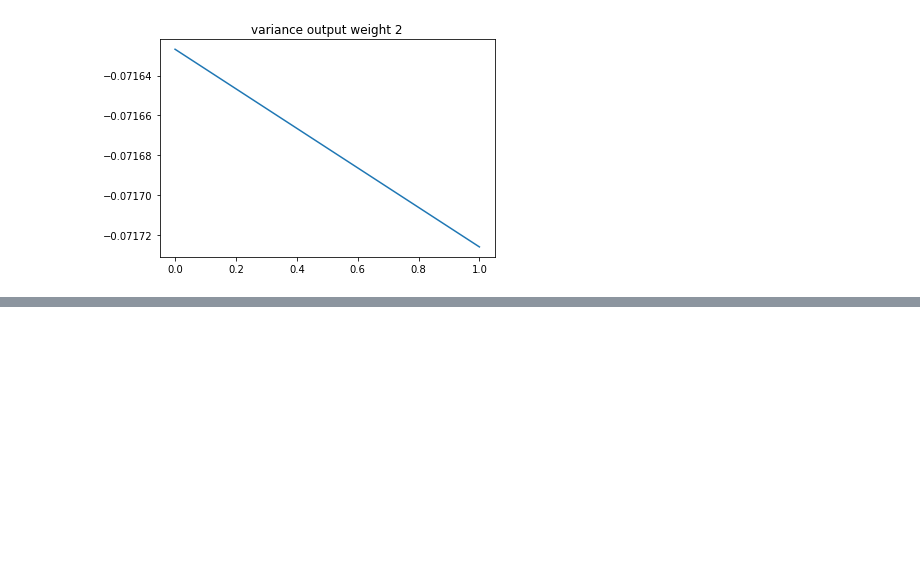
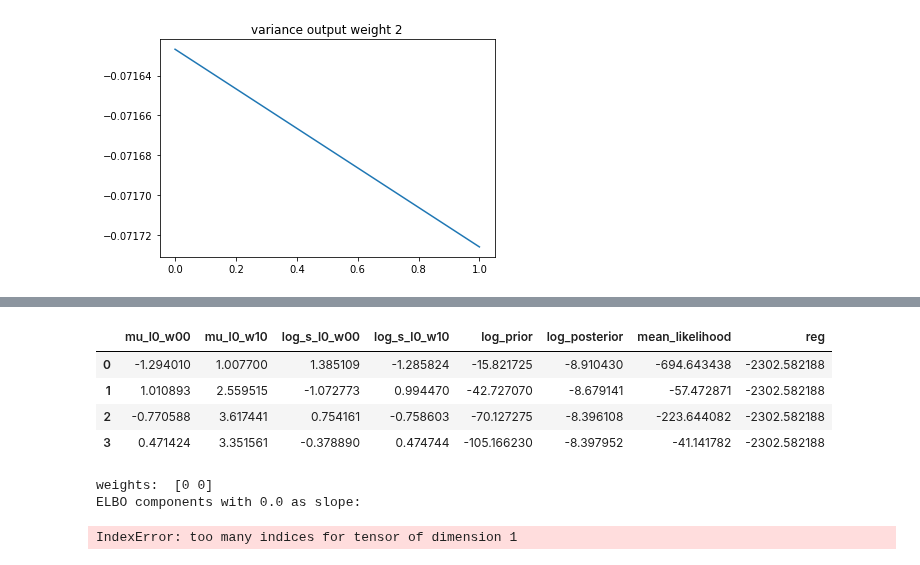
Before and after one commit to Emerson-Wenzel/BDL_final_project, a Jupyter notebook: Baysian_Logistic_regression_daniel.ipynb, the cells around one changed output, grey strips where cells are left out. Cells and saved outputs as stored; diff of their text form; code cells hidden in the pictures; blank space fills up the shorter version.

```diff
--- a/Baysian_Logistic_regression_daniel.ipynb
+++ b/Baysian_Logistic_regression_daniel.ipynb
@@ -945,0 +1005,52 @@ a == b
+# %%
+pd.read_csv('logging.csv')
+# %% [output]
+|  | mu_l0_w00 | mu_l0_w10 | log_s_l0_w00 | log_s_l0_w10 | log_prior | log_posterior | mean_likelihood | reg |
+| 0 | -1.294010 | 1.007700 | 1.385109 | -1.285824 | -15.821725 | -8.910430 | -694.643438 | -2302.582188 |
+| 1 | 1.010893 | 2.559515 | -1.072773 | 0.994470 | -42.727070 | -8.679141 | -57.472871 | -2302.582188 |
+| 2 | -0.770588 | 3.617441 | 0.754161 | -0.758603 | -70.127275 | -8.396108 | -223.644082 | -2302.582188 |
+| 3 | 0.471424 | 3.351561 | -0.378890 | 0.474744 | -105.166230 | -8.397952 | -41.141782 | -2302.582188 |
+# %%
+X_train1 = X_train
+y_train1 = y_train
+
+accuracies = []
+weights = [0.0, 0.1, 0.5, 1.0, 3.0, 5.0, 5.5, 6.0, 7.0, 10.0]
+for w in weights:
+#     w1 = np.array([0, w])
+    W_full[0][0] = w
+    print('weights: ', W_full[0])
+    bnn_preset = BNNBayesbyBackprop(prior_mu=0,
+                                prior_s=0.8,
+                                linear_regression=True,
+                                classification=True,
+                                preset={'W_mu': W_full, 'b_mu': b_full})
+    preset_preds = bnn_preset.model.forward(torch.Tensor(X_train1), predict=True).detach().numpy()
+    print('ELBO components with {} as slope: \n'.format(w))
+    bnn_preset.MC_elbo(torch.Tensor(X_train1), torch.Tensor(y_train1), 9, 10, 100).detach().numpy()
+    print('Accuracy with {} as slope: '.format(w), np.mean((preset_preds == y_train1.flatten()).astype(int)) * 100, '%')
+
+    Z = plane(X1, X2, W_full[0], b)
+
+    fig = plt.figure(figsize=(20,20))
+    ax = fig.add_subplot(311, projection='3d')
+    ax.set_title("line with {} as slope".format(w))
+
+    ax.scatter(X_train[y_train == 0,0], X_train[y_train == 0,1], c='blue')
+    ax.scatter(X_train[y_train == 1,0], X_train[y_train == 1,1], c='red')
+    ax.plot_wireframe(X1, X2, Z, color='grey', alpha = 0.99)
+
+#     fig.show()
+    plt.show()
+#     x1 = np.random.uniform(-8, 8, 100)
+#     x2 = w * x1
+
+#     plt.title("line with {} as slope".format(w))
+#     plt.plot(x1, x2)
+#     plt.scatter(X_train1[y_train1 == 0,0], X_train1[y_train1 == 0,1], c='red', alpha=0.2)
+#     plt.scatter(X_train1[y_train1 == 1,0], X_train1[y_train1 == 1,1], c='blue', alpha=0.2)
+#     plt.ylim((-10, 10))
+# %% [output]
+weights:  [0 0]
+ELBO components with 0.0 as slope:
+IndexError: too many indices for tensor of dimension 1
```
Also changed, not shown: parts of 38 cells of this notebook, 1 other file.
